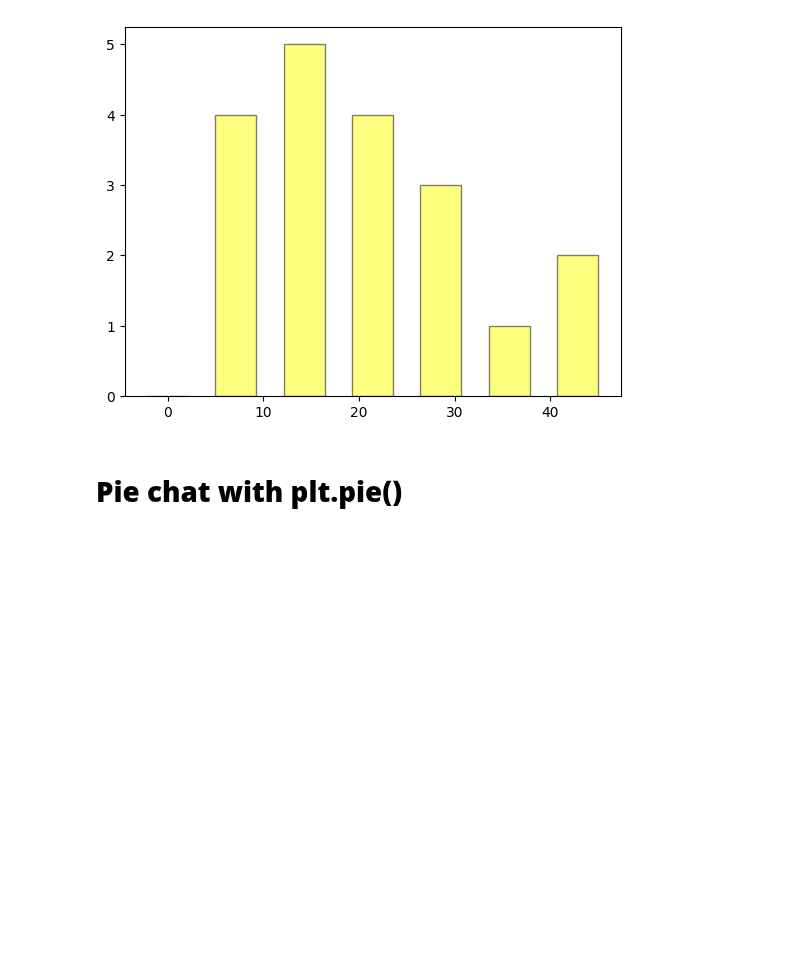
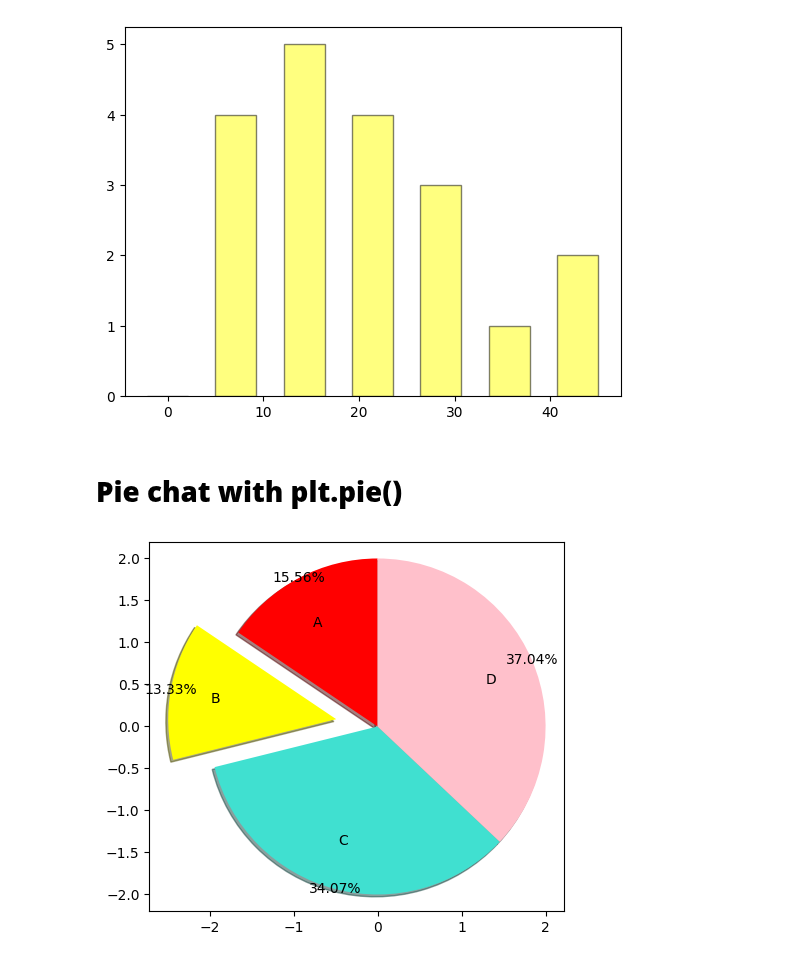
Before and after one commit to KedarDamale/Data-Science, a Jupyter notebook: matplotlib/3.lesson3.ipynb, the cells around one changed output. Saved outputs shown, nothing was run; the diff lists cells and outputs as text; code cells hidden in the pictures; blank space fills up the shorter version.

```diff
--- a/matplotlib/3.lesson3.ipynb
+++ b/matplotlib/3.lesson3.ipynb
@@ -90,0 +97,23 @@ plt.show()
+# %%
+x = [21, 18, 46, 50]
+
+#for pie chart Values for slices (must be non-negative)
+
+labels=["A","B","C","D"] #a label for each datapoint
+
+plt.pie(x,#only x is mandotry
+        labels=labels,#this will give label to each datpoint
+        autopct='%0.2f%%', #will disply there percentage datpoint(value)/total of values * 100
+        explode=[0, 0.5, 0, 0] ,#to chip out particular piece from center to highlight basically
+        colors=['red','yellow','turquoise','pink'],
+        pctdistance=1, #distance of percentage label from center
+        labeldistance=0.7,#label distance from center
+        startangle=90, #Rotation of the chart in degrees
+        shadow=True,#draws shadow so it looks more 3d
+        radius=2,#radius of the pie
+        frame=True#draws fremaw around pie like the axis frame
+        )
+
+plt.show()
+# %% [output]
+[figure, added]
```
Also changed, not shown: parts of 3 cells of this notebook.
